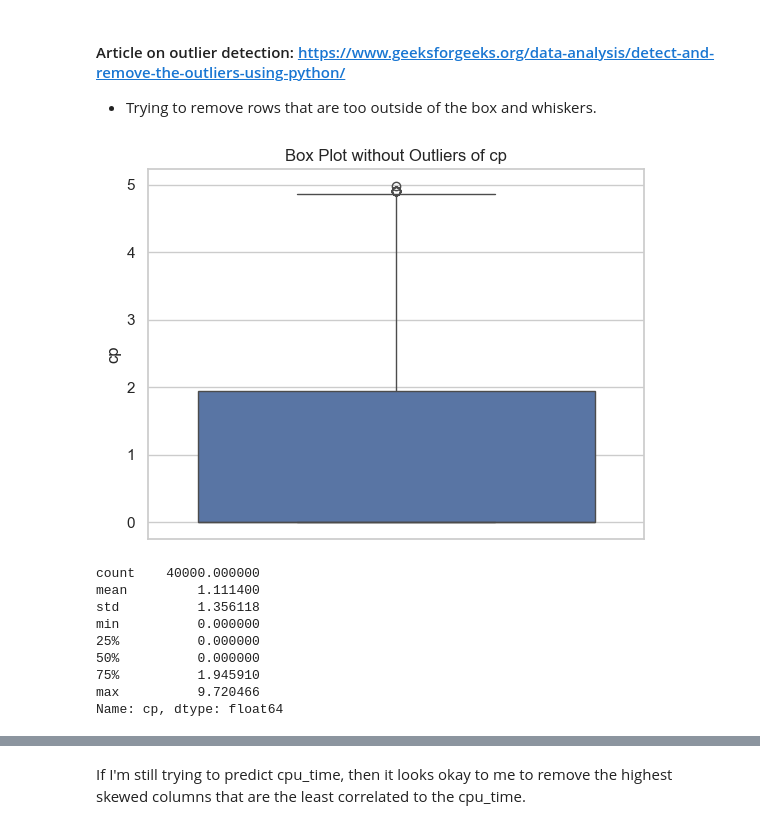
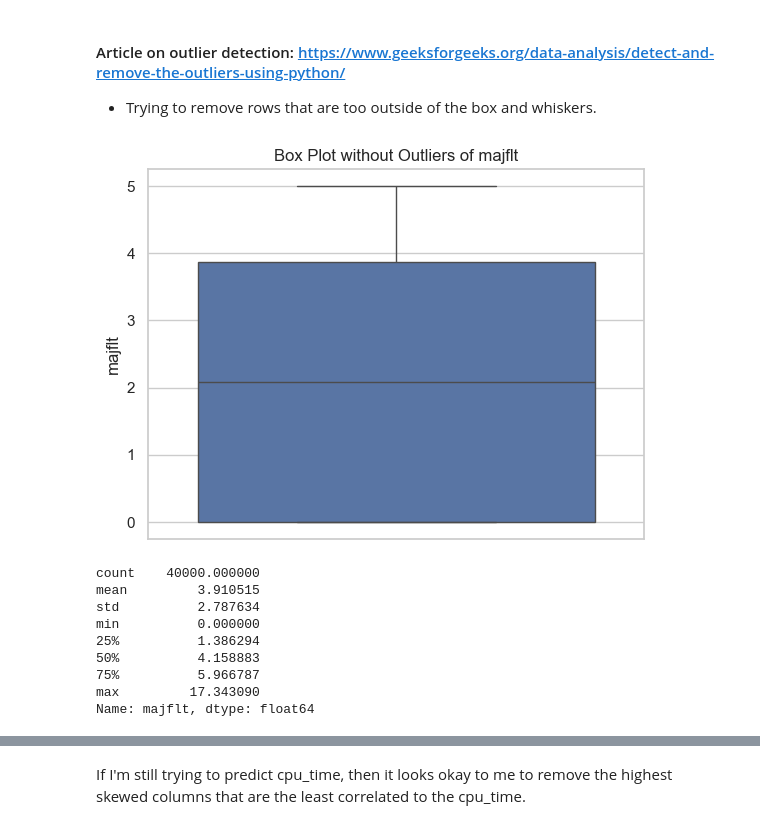
Before and after one commit to NOAA-GFDL/epmt, a Jupyter notebook: notebooks/EPMTDataCleanup.ipynb, the cells around one changed output, grey strips where cells are left out. Saved outputs shown, nothing was run; the diff lists cells and outputs as text; code cells hidden in the pictures.

```diff
--- a/notebooks/EPMTDataCleanup.ipynb
+++ b/notebooks/EPMTDataCleanup.ipynb
@@ -263,3 +149,0 @@ op_instance_sums
-# %%
-df = df.join(op_instance_sums)
-df
@@ -326,0 +254,2 @@ df = df.drop(columns=['SLURM_MEM_PER_CPU'])
+# %%
+df = df.drop(columns=['SLURM_TASKS_PER_NODE'])
@@ -327,3 +258,5 @@ df = df.drop(columns=['SLURM_MEM_PER_CPU'])
+# %%
+df = df.drop(columns=['all_proc_tags'])
 # %% [markdown]
 # Numerical Data  - Applying log, Skew/Outlier Detection + Clipping
 
@@ -346,3 +279,6 @@ Category Columns ['start', 'end', 'tags', 'annotations', 'all_proc_tags', 'SLURM
+# %%
+df['exp_seg_months'] = df['exp_seg_months'].fillna("0").astype(int) # Not sure why this is a string... changing to int
+df['exp_time'] = df['exp_time'].fillna("0").astype(int)
 # %% [markdown]
 ### Detecting Skew
 https://pandas.pydata.org/docs/reference/api/pandas.DataFrame.skew.html
@@ -456,25 +373,25 @@ plt.tight_layout(pad=2.5)
 
 - Trying to remove rows that are too outside of the box and whiskers.
 # %%
-# Outlier detection on 'cp'
+# Outlier detection on 'majflt'
 def removal_box_plot(df, column, threshold):
     removed_outliers = df[df[column] <= threshold]
 
     sns.boxplot(removed_outliers[column])
     plt.title(f'Box Plot without Outliers of {column}')
     plt.show()
     return removed_outliers
 
-no_outliers = removal_box_plot(df_log_trans, 'cp', 5)
-df_log_trans['cp'].describe()
+no_outliers = removal_box_plot(df_log_trans, 'majflt', 5)
+df_log_trans['majflt'].describe()
 # %% [output]
-[figure, old version]
+[figure, new version]
 count    40000.000000
-mean         1.111400
-std          1.356118
+mean         3.910515
+std          2.787634
 min          0.000000
-25%          0.000000
-50%          0.000000
-75%          1.945910
-max          9.720466
-Name: cp, dtype: float64
+25%          1.386294
+50%          4.158883
+75%          5.966787
+max         17.343090
+Name: majflt, dtype: float64
```
Also changed, not shown: parts of 76 cells of this notebook.
